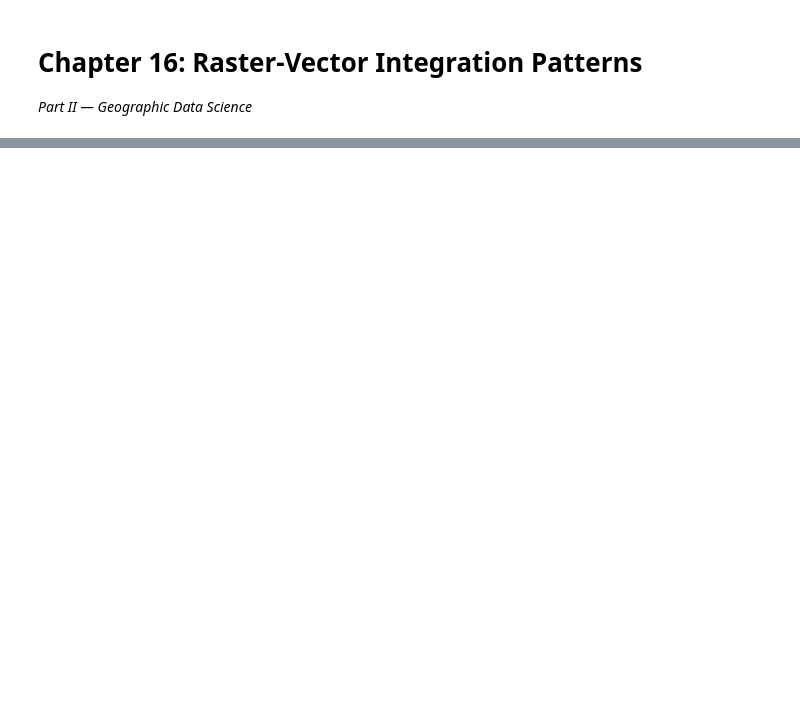
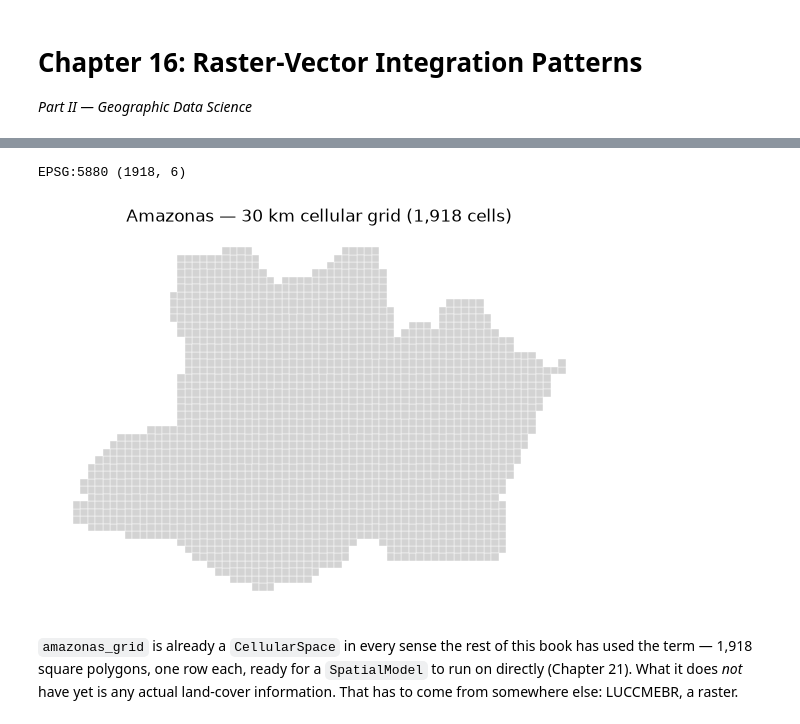
Before and after one commit to LambdaGeo/geospatial-modeling-python, a Jupyter notebook: docs/part2/ch16_integration.ipynb, the cells around one changed output, grey strips where cells are left out. Saved outputs shown, nothing was run; the diff lists cells and outputs as text; code cells hidden in the pictures; blank space fills up the shorter version.

Commit message:
added real example

```diff
--- a/docs/part2/ch16_integration.ipynb
+++ b/docs/part2/ch16_integration.ipynb
@@ -211,0 +31,14 @@ This closes Part II. Every technique from Chapter 6 onward — CRS, vector opera
+# %%
+# The cellular substrate: a real 30km grid over Amazonas, 1918 cells
+amazonas_grid = gpd.read_file("amazonas_grid_30km.zip")
+print(amazonas_grid.crs, amazonas_grid.shape)
+
+fig, ax = plt.subplots(figsize=(7, 7))
+amazonas_grid.plot(ax=ax, edgecolor="white", linewidth=0.3, facecolor="lightgray")
+ax.set_title("Amazonas — 30 km cellular grid (1,918 cells)")
+ax.set_axis_off()
+# %% [output]
+EPSG:5880 (1918, 6)
+[figure, added]
+# %% [markdown]
+`amazonas_grid` is already a `CellularSpace` in every sense the rest of this book has used the term — 1,918 square polygons, one row each, ready for a `SpatialModel` to run on directly (Chapter 21). What it does *not* have yet is any actual land-cover information. That has to come from somewhere else: LUCCMEBR, a raster.
```
Also changed, not shown: parts of 50 cells of this notebook, 2 other files.
